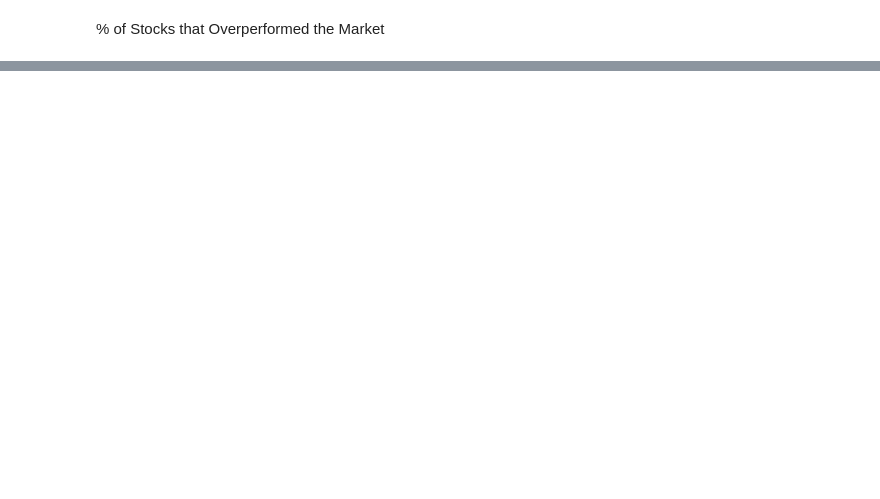
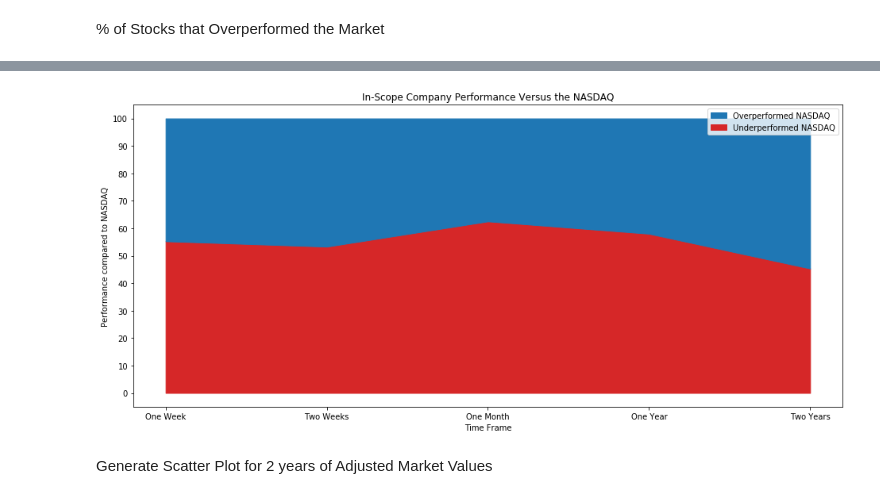
Before and after one commit to csanders-git/StockData, a Jupyter notebook: Stock_Data.ipynb, the cells around one changed output, grey strips where cells are left out. Saved outputs shown, nothing was run; the diff lists cells and outputs as text; code cells hidden in the pictures; blank space fills up the shorter version.

```diff
--- a/Stock_Data.ipynb
+++ b/Stock_Data.ipynb
@@ -1750,0 +1289,31 @@ print(x)
+# %%
+timeframes = ["One Week", "Two Weeks", "One Month", "One Year", "Two Years"]
+number_of_rows = df.shape[0]
+underperformance_rates = []
+for timeframe in timeframes:
+    nans = df[timeframe].isna().sum()
+    overperformed = np.count_nonzero(df[timeframe])
+    underperformed = (number_of_rows - overperformed - nans)
+    perc_underperformed = (underperformed/(overperformed + underperformed)) * 100
+    underperformance_rates.append(perc_underperformed)
+fig = plt.figure(figsize=(16,7))
+ax1 = fig.add_subplot(111)
+underperform_fill = ax1.fill_between(timeframes, underperformance_rates, color='C3')
+overperform_fill = ax1.fill_between(timeframes, underperformance_rates, 100, color='C0')
+ax1.yaxis.set_ticks(np.arange(0, 101, 10))
+
+plt.ylabel('Performance compared to NASDAQ')
+plt.xlabel('Time Frame')
+plt.title('In-Scope Company Performance Versus the NASDAQ')
+
+
+handles, labels = ax1.get_legend_handles_labels()
+ax1.legend([overperform_fill, underperform_fill], ['Overperformed NASDAQ', 'Underperformed NASDAQ'])
+
+fig1 = plt.gcf()
+plt.show()
+fig1.savefig('images/breach-performance-versus-nasdaq', bbox_inches='tight', dpi=300)
+# %% [output]
+[figure, added]
+# %% [markdown]
+Generate Scatter Plot for 2 years of Adjusted Market Values
```
Also changed, not shown: parts of 47 cells of this notebook, 13 other files.
